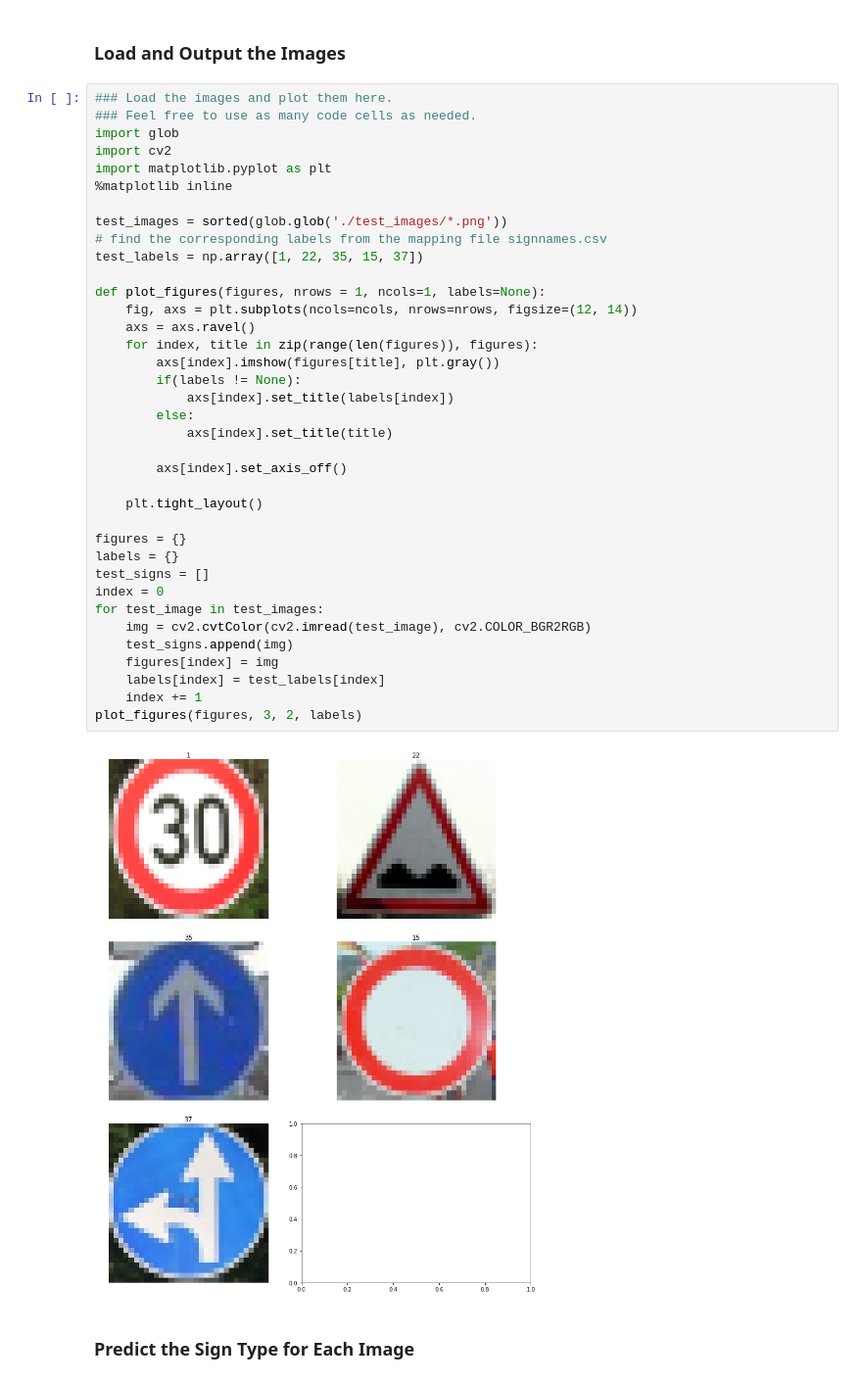
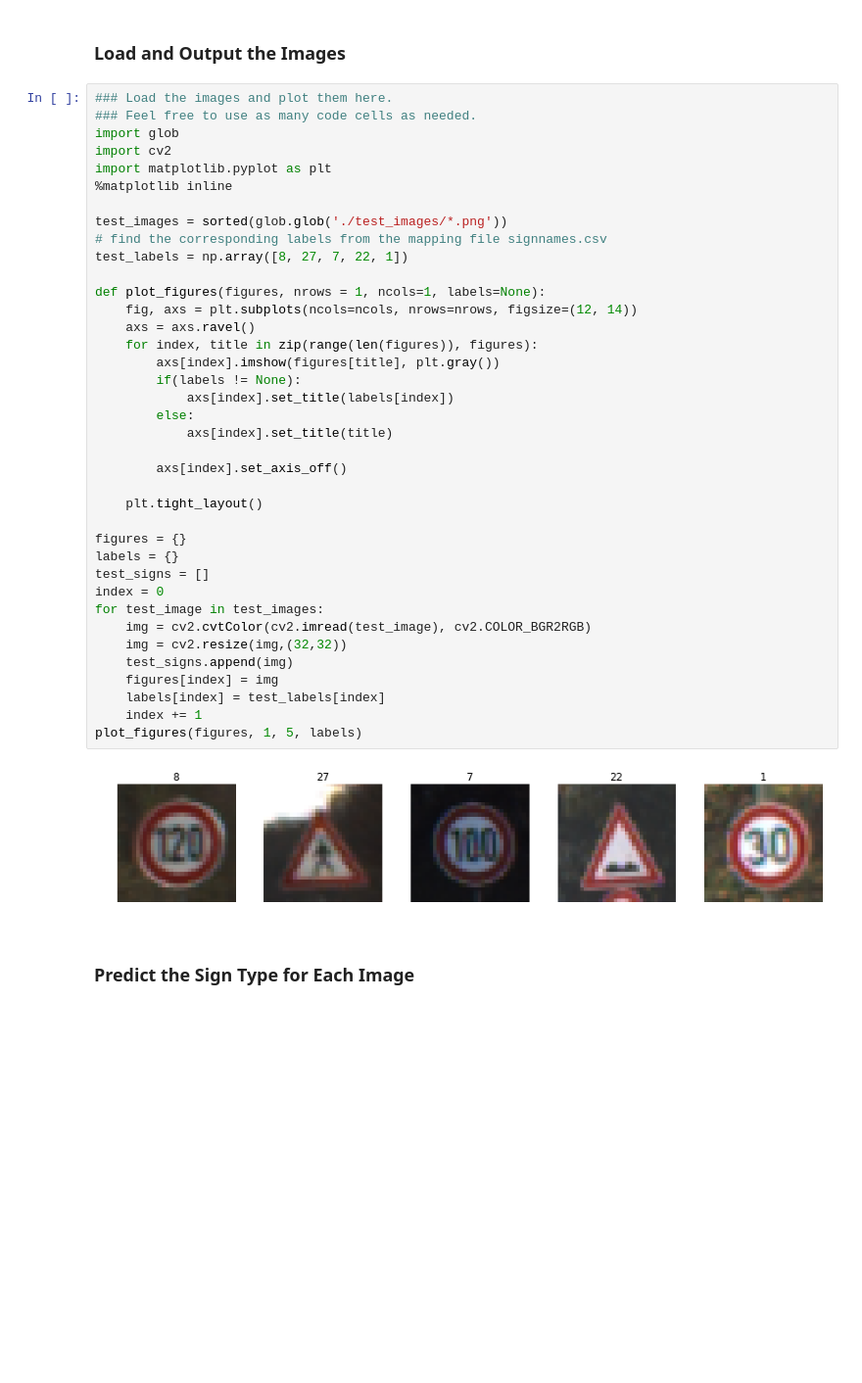
Before and after one commit to zackZhu1/CarND-Traffic-Sign-Classifier-Project, a Jupyter notebook: Traffic_Sign_Classifier.ipynb, the cells around one changed output. Shown: that part at 98% size. Cells and saved outputs as stored; diff of their text form; blank space fills up the shorter version.

```diff
--- a/Traffic_Sign_Classifier.ipynb
+++ b/Traffic_Sign_Classifier.ipynb
@@ -366,36 +366,37 @@ import matplotlib.pyplot as plt
 %matplotlib inline
 
 test_images = sorted(glob.glob('./test_images/*.png'))
 # find the corresponding labels from the mapping file signnames.csv
-test_labels = np.array([1, 22, 35, 15, 37])
+test_labels = np.array([8, 27, 7, 22, 1])
 
 def plot_figures(figures, nrows = 1, ncols=1, labels=None):
     fig, axs = plt.subplots(ncols=ncols, nrows=nrows, figsize=(12, 14))
     axs = axs.ravel()
     for index, title in zip(range(len(figures)), figures):
         axs[index].imshow(figures[title], plt.gray())
         if(labels != None):
             axs[index].set_title(labels[index])
         else:
             axs[index].set_title(title)
 
         axs[index].set_axis_off()
 
     plt.tight_layout()
 
 figures = {}
 labels = {}
 test_signs = []
 index = 0
 for test_image in test_images:
     img = cv2.cvtColor(cv2.imread(test_image), cv2.COLOR_BGR2RGB)
+    img = cv2.resize(img,(32,32))
     test_signs.append(img)
     figures[index] = img
     labels[index] = test_labels[index]
     index += 1
-plot_figures(figures, 3, 2, labels)
+plot_figures(figures, 1, 5, labels)
 # %% [output]
-[figure, old version]
+[figure, new version]
 # %% [markdown]
 ### Predict the Sign Type for Each Image
 # %%
```
Also changed, not shown: parts of 4 cells of this notebook, 16 other files.
